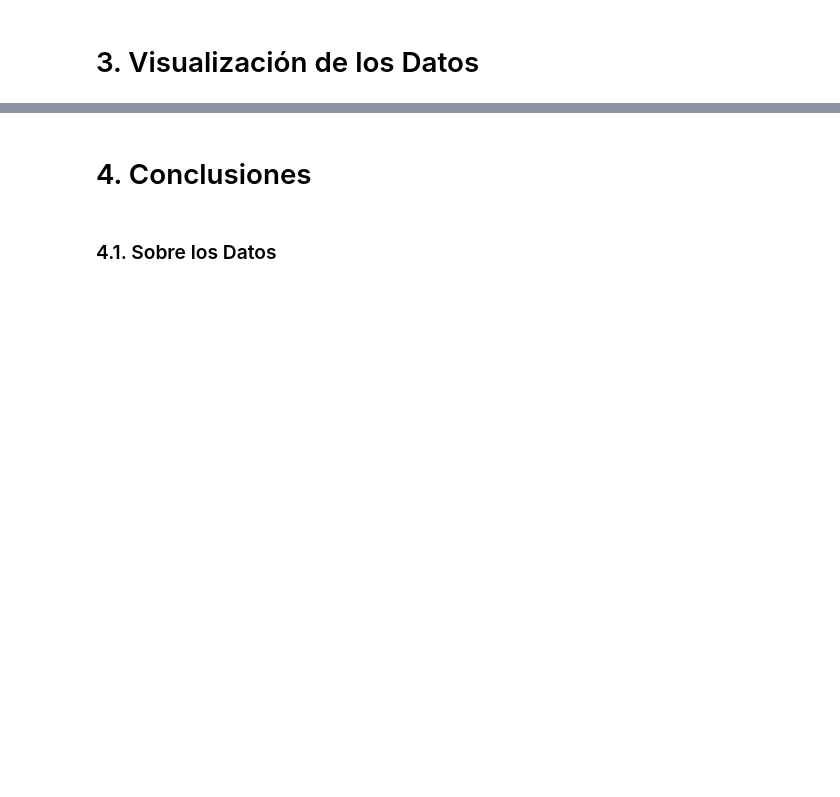
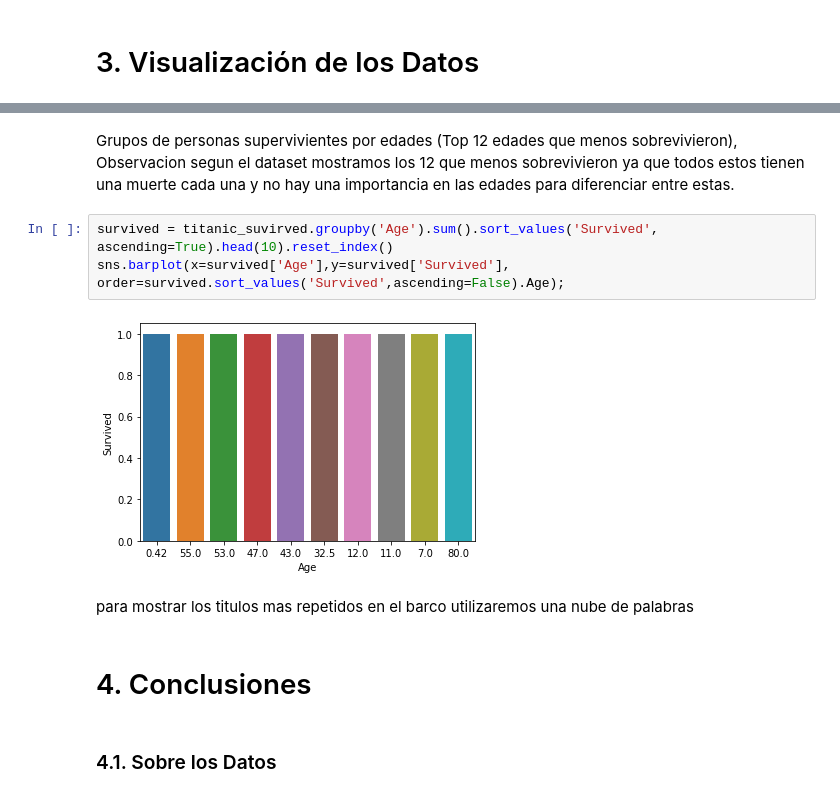
Before and after one commit to JuanManiglia/Prueba_Tecnica_Magister, a Jupyter notebook: src/Eda.ipynb, the cells around one changed output, grey strips where cells are left out. Cells and saved outputs as stored; diff of their text form; blank space fills up the shorter version.

```diff
--- a/src/Eda.ipynb
+++ b/src/Eda.ipynb
@@ -420,3 +429,12 @@ $$\chi = \frac{28693.95 \times 20504}{60} = 9805679.18  €$$
+# %% [markdown]
+Grupos de personas supervivientes por edades (Top 12 edades que menos sobrevivieron), Observacion segun el dataset mostramos los 12 que menos sobrevivieron ya que todos estos tienen una muerte cada una y no hay una importancia en las edades para diferenciar entre estas.
+# %%
+survived = titanic_suvirved.groupby('Age').sum().sort_values('Survived', ascending=True).head(10).reset_index()
+sns.barplot(x=survived['Age'],y=survived['Survived'], order=survived.sort_values('Survived',ascending=False).Age);
+# %% [output]
+[figure, added]
+# %% [markdown]
+para mostrar los titulos mas repetidos en el barco utilizaremos una nube de palabras
 # %% [markdown]
 # <a id='4'>4. Conclusiones</a>
 # %% [markdown]
```
Also changed, not shown: parts of 15 cells of this notebook.
